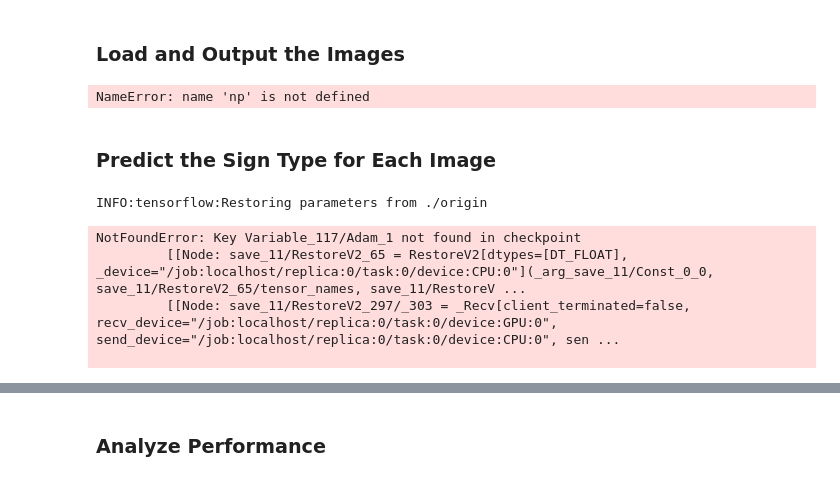
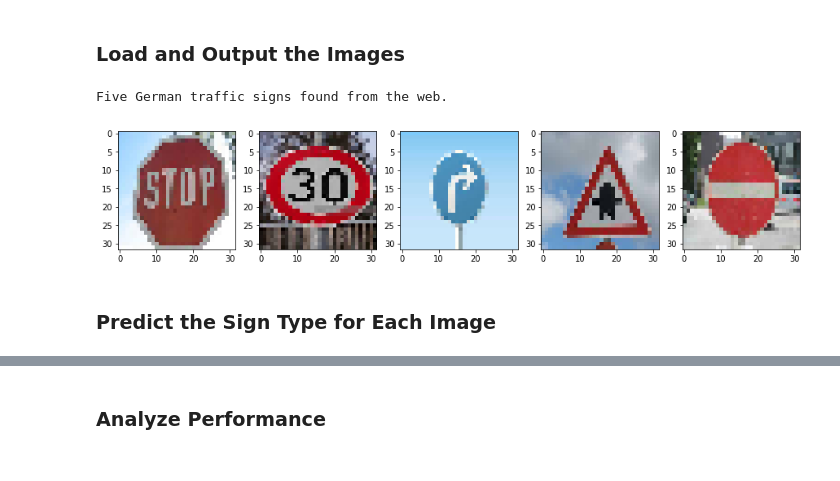
Before and after one commit to nqiao/Traffic-Sign-Classifier, a Jupyter notebook: Traffic_Sign_Classifier.ipynb, the cells around one changed output, grey strips where cells are left out. Saved outputs shown, nothing was run; the diff lists cells and outputs as text; code cells hidden in the pictures.

```diff
--- a/Traffic_Sign_Classifier.ipynb
+++ b/Traffic_Sign_Classifier.ipynb
@@ -304,7 +302,7 @@ def LeNet_0(x):
     # SOLUTION: Activation.
     fc1    = tf.nn.relu(fc1)
 
-    fc1 = tf.nn.dropout(fc1, 0.75)
+#     fc1 = tf.nn.dropout(fc1, 0.75)
 
     # SOLUTION: Layer 4: Fully Connected. Input = 120. Output = 84.
     fc2_W  = tf.Variable(tf.truncated_normal(shape=(120, 84), mean = mu, stddev = sigma))
@@ -314,7 +312,7 @@ def LeNet_0(x):
     # SOLUTION: Activation.
     fc2    = tf.nn.relu(fc2)
 
-    fc2 = tf.nn.dropout(fc2, 0.75)
+#     fc2 = tf.nn.dropout(fc2, 0.75)
 
     # SOLUTION: Layer 5: Fully Connected. Input = 84. Output = 10.
     fc3_W  = tf.Variable(tf.truncated_normal(shape=(84, 43), mean = mu, stddev = sigma))
@@ -361,7 +360,7 @@ weighted_cross_entropy=tf.nn.weighted_cross_entropy_with_logits(targets=one_hot_
 
 # average of all data points in training set
 # change the cross entropy to weighted version
-loss_operation = tf.reduce_mean(cross_entropy)
+loss_operation = tf.reduce_mean(weighted_cross_entropy)
 # our goal is to min this average
 optimizer = tf.train.AdamOptimizer(learning_rate = rate)  # ADAM
 training_operation = optimizer.minimize(loss_operation)
@@ -404,7 +403,7 @@ print(X_train_input.shape, y_train.shape)
 # %%
 # Model name: this name will be the save file name.
 MODEL_NAME = "100epoch_dropout0.75"
-EPOCHS = 100
+EPOCHS = 70
 
 ### Train your model here.
 ### Calculate and report the accuracy on the training and validation set.
@@ -426,8 +425,10 @@ with tf.Session() as sess:
             batch_x, batch_y = X_train_input[offset:end], y_train[offset:end]
             sess.run(training_operation, feed_dict={x: batch_x, y: batch_y})
         # change different X_valid input
+        train_accuracy = evaluate(X_train_input, y_train)
         validation_accuracy = evaluate(X_valid_input, y_valid)
         print("EPOCH {} ...".format(i+1))
+        print("Training Accuracy = {:.3f}".format(train_accuracy))
         print("Validation Accuracy = {:.3f}".format(validation_accuracy))
         print()
 
@@ -484,42 +525,22 @@ You may find `signnames.csv` useful as it contains mappings from the class id (i
 # %% [markdown]
 ### Load and Output the Images
-# %%
-# Randomly choose five pictures from the testset, since they are new to our model which
-# could act as new images.
-sample_indexes = np.random.choice(len(X_test), 5)
-print("Randomly chose images and their real names.")
-fig, axes = plt.subplots(1,5,figsize=(15,15))
-for i in range(5):
-    index = sample_indexes[i]
-    axes[i].imshow(X_test[index])
-    axes[i].set_title(signnames["SignName"][y_test[index]])
-#     print(signnames["SignName"][y_test[index]])
-print(X_test[sample_indexes].shape)
-# %% [output]
-NameError: name 'np' is not defined
+# %%
+# Load in five German traffic sign I found from web.
+import matplotlib.image as mpimg
+import cv2
+X_new = []
+for i in range(5):
+    new_img = mpimg.imread("./examples/test" + str(i+1) + '.jpg')
+    new_img = cv2.resize(new_img,(32,32),interpolation=cv2.INTER_CUBIC)
+    X_new.append(new_img)
+fig, axes = plt.subplots(1,5,figsize=(15,15))
+for i in range(5):
+    axes[i].imshow(X_new[i])
+#     axes[i].set_title(signnames["SignName"][y_test[index]])
+#     print(signnames["SignName"][y_test[index]])
+print("Five German traffic signs found from the web.")
+# %% [output]
+Five German traffic signs found from the web.
+[figure, added]
 # %% [markdown]
 ### Predict the Sign Type for Each Image
-# %%
-### Run the predictions here and use the model to output the prediction for each image.
-### Make sure to pre-process the images with the same pre-processing pipeline used earlier.
-predict_operation = tf.argmax(logits, 1)
-
-def predict(X_data):
-    num_examples = len(X_data)
-    sess = tf.get_default_session()
-    for offset in range(0, num_examples, BATCH_SIZE):
-        batch_x = X_data[offset:offset+BATCH_SIZE]
-        prediction = sess.run(predict_operation, feed_dict={x: batch_x})
-    return prediction
-
-with tf.Session() as sess:
-    saver.restore(sess, tf.train.latest_checkpoint('.'))
-    prediction = predict(X_test_nor[sample_indexes])
-    print("Predict Result : ")
-    print(signnames["SignName"][prediction])
-# %% [output]
-INFO:tensorflow:Restoring parameters from ./origin
-NotFoundError: Key Variable_117/Adam_1 not found in checkpoint
-         [[Node: save_11/RestoreV2_65 = RestoreV2[dtypes=[DT_FLOAT], _device="/job:localhost/replica:0/task:0/device:CPU:0"](_arg_save_11/Const_0_0, save_11/RestoreV2_65/tensor_names, save_11/RestoreV ...
-         [[Node: save_11/RestoreV2_297/_303 = _Recv[client_terminated=false, recv_device="/job:localhost/replica:0/task:0/device:GPU:0", send_device="/job:localhost/replica:0/task:0/device:CPU:0", sen ...
-
```
Also changed, not shown: parts of 19 cells of this notebook, 15 other files.
